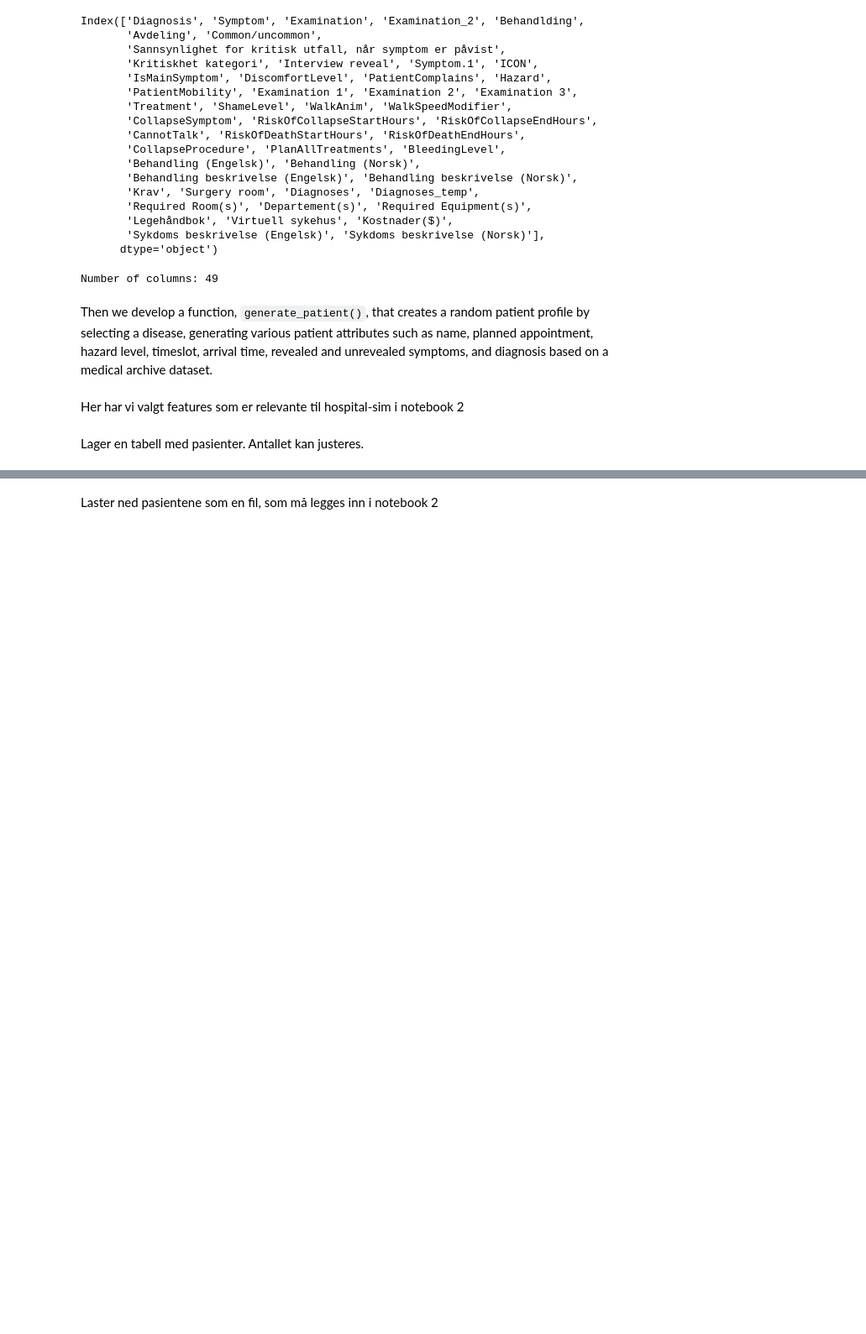
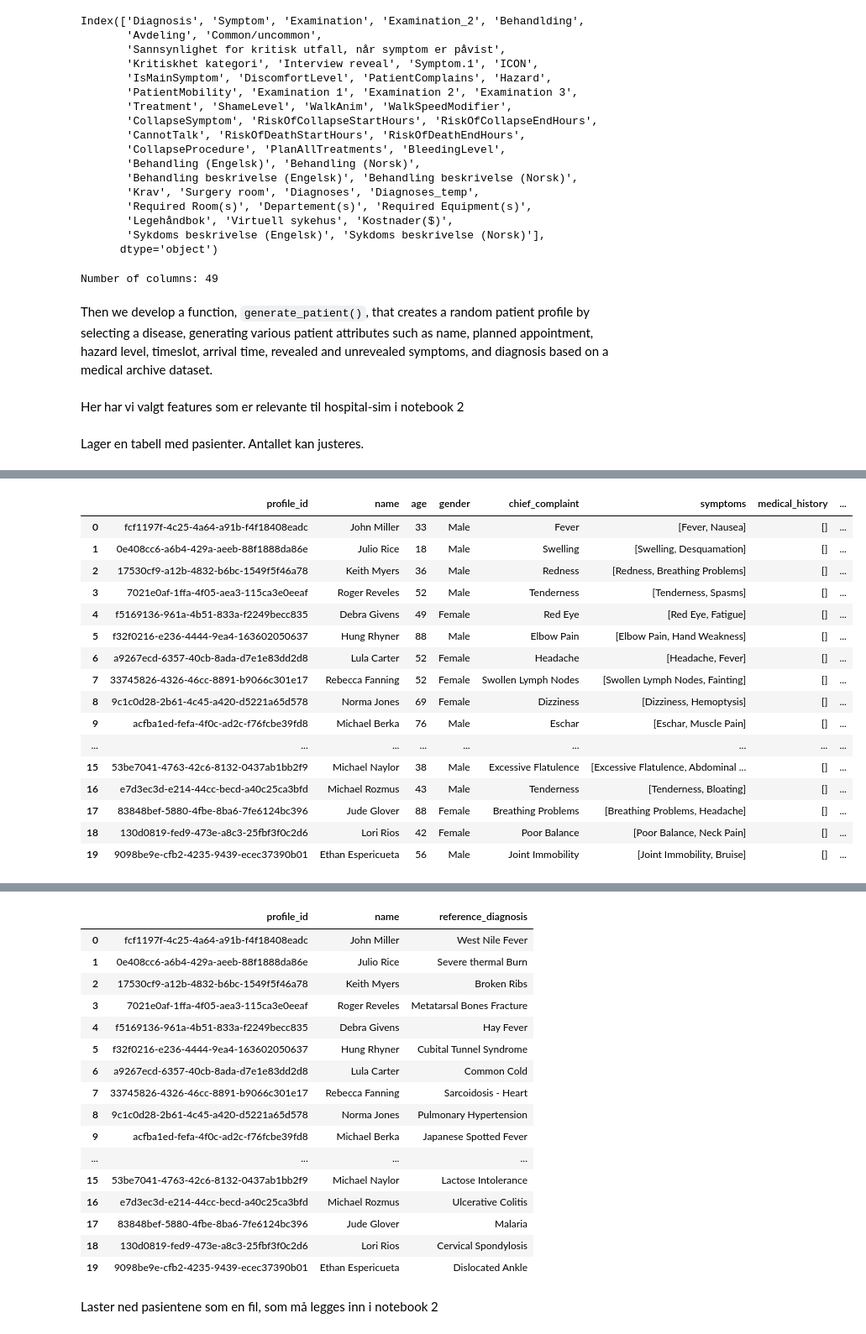
Before and after one commit to marensofiesteen/IND310, a Jupyter notebook: Health_symptoms_patients_generation-4.ipynb, the cells around one changed output, grey strips where cells are left out. Shown at 84% size. Cells and saved outputs as stored; diff of their text form; code cells hidden in the pictures; blank space fills up the shorter version.

```diff
--- a/Health_symptoms_patients_generation-4.ipynb
+++ b/Health_symptoms_patients_generation-4.ipynb
@@ -213,0 +218,49 @@ display(pd.DataFrame(fasitliste))
+# %%
+from copy import deepcopy
+
+antall_pasienter = 20
+
+pasienter_2 = []
+pasienter_4 = []
+fasitliste = []
+
+for _ in range(antall_pasienter):
+    profil, fasit = generate_patient()
+
+    # Legg hovedplagen først, slik at den er med i begge versjoner
+    hovedplage = profil["chief_complaint"]
+    profil["symptoms"] = [hovedplage] + [
+        symptom
+        for symptom in profil["symptoms"]
+        if symptom != hovedplage
+    ]
+
+    # Samme pasient, men med bare de to første symptomene
+    profil_2 = deepcopy(profil)
+    profil_2["symptoms"] = profil["symptoms"][:2]
+
+    pasienter_2.append(profil_2)
+    pasienter_4.append(profil)
+    fasitliste.append(fasit)
+
+display(pd.DataFrame(pasienter_2))
+display(pd.DataFrame(pasienter_4))
+display(pd.DataFrame(fasitliste))
+# %% [output]
+|  | profile_id | name | age | gender | chief_complaint | symptoms | medical_history | ... |
+| 0 | fcf1197f-4c25-4a64-a91b-f4f18408eadc | John Miller | 33 | Male | Fever | [Fever, Nausea] | [] | ... |
+| 1 | 0e408cc6-a6b4-429a-aeeb-88f1888da86e | Julio Rice | 18 | Male | Swelling | [Swelling, Desquamation] | [] | ... |
+| 2 | 17530cf9-a12b-4832-b6bc-1549f5f46a78 | Keith Myers | 36 | Male | Redness | [Redness, Breathing Problems] | [] | ... |
+| 3 | 7021e0af-1ffa-4f05-aea3-115ca3e0eeaf | Roger Reveles | 52 | Male | Tenderness | [Tenderness, Spasms] | [] | ... |
+| 4 | f5169136-961a-4b51-833a-f2249becc835 | Debra Givens | 49 | Female | Red Eye | [Red Eye, Fatigue] | [] | ... |
+| 5 | f32f0216-e236-4444-9ea4-163602050637 | Hung Rhyner | 88 | Male | Elbow Pain | [Elbow Pain, Hand Weakness] | [] | ... |
+| 6 | a9267ecd-6357-40cb-8ada-d7e1e83dd2d8 | Lula Carter | 52 | Female | Headache | [Headache, Fever] | [] | ... |
+| 7 | 33745826-4326-46cc-8891-b9066c301e17 | Rebecca Fanning | 52 | Female | Swollen Lymph Nodes | [Swollen Lymph Nodes, Fainting] | [] | ... |
+| 8 | 9c1c0d28-2b61-4c45-a420-d5221a65d578 | Norma Jones | 69 | Female | Dizziness | [Dizziness, Hemoptysis] | [] | ... |
+| 9 | acfba1ed-fefa-4f0c-ad2c-f76fcbe39fd8 | Michael Berka | 76 | Male | Eschar | [Eschar, Muscle Pain] | [] | ... |
+| ... | ... | ... | ... | ... | ... | ... | ... | ... |
+| 15 | 53be7041-4763-42c6-8132-0437ab1bb2f9 | Michael Naylor | 38 | Male | Excessive Flatulence | [Excessive Flatulence, Abdominal ... | [] | ... |
+| 16 | e7d3ec3d-e214-44cc-becd-a40c25ca3bfd | Michael Rozmus | 43 | Male | Tenderness | [Tenderness, Bloating] | [] | ... |
+| 17 | 83848bef-5880-4fbe-8ba6-7fe6124bc396 | Jude Glover | 88 | Female | Breathing Problems | [Breathing Problems, Headache] | [] | ... |
+| 18 | 130d0819-fed9-473e-a8c3-25fbf3f0c2d6 | Lori Rios | 42 | Female | Poor Balance | [Poor Balance, Neck Pain] | [] | ... |
+| 19 | 9098be9e-cfb2-4235-9439-ecec37390b01 | Ethan Espericueta | 56 | Male | Joint Immobility | [Joint Immobility, Bruise] | [] | ... |
@@ -214,3 +284,20 @@ display(pd.DataFrame(fasitliste))
+|  | profile_id | name | reference_diagnosis |
+| 0 | fcf1197f-4c25-4a64-a91b-f4f18408eadc | John Miller | West Nile Fever |
+| 1 | 0e408cc6-a6b4-429a-aeeb-88f1888da86e | Julio Rice | Severe thermal Burn |
+| 2 | 17530cf9-a12b-4832-b6bc-1549f5f46a78 | Keith Myers | Broken Ribs |
+| 3 | 7021e0af-1ffa-4f05-aea3-115ca3e0eeaf | Roger Reveles | Metatarsal Bones Fracture |
+| 4 | f5169136-961a-4b51-833a-f2249becc835 | Debra Givens | Hay Fever |
+| 5 | f32f0216-e236-4444-9ea4-163602050637 | Hung Rhyner | Cubital Tunnel Syndrome |
+| 6 | a9267ecd-6357-40cb-8ada-d7e1e83dd2d8 | Lula Carter | Common Cold |
+| 7 | 33745826-4326-46cc-8891-b9066c301e17 | Rebecca Fanning | Sarcoidosis - Heart |
+| 8 | 9c1c0d28-2b61-4c45-a420-d5221a65d578 | Norma Jones | Pulmonary Hypertension |
+| 9 | acfba1ed-fefa-4f0c-ad2c-f76fcbe39fd8 | Michael Berka | Japanese Spotted Fever |
+| ... | ... | ... | ... |
+| 15 | 53be7041-4763-42c6-8132-0437ab1bb2f9 | Michael Naylor | Lactose Intolerance |
+| 16 | e7d3ec3d-e214-44cc-becd-a40c25ca3bfd | Michael Rozmus | Ulcerative Colitis |
+| 17 | 83848bef-5880-4fbe-8ba6-7fe6124bc396 | Jude Glover | Malaria |
+| 18 | 130d0819-fed9-473e-a8c3-25fbf3f0c2d6 | Lori Rios | Cervical Spondylosis |
+| 19 | 9098be9e-cfb2-4235-9439-ecec37390b01 | Ethan Espericueta | Dislocated Ankle |
 # %% [markdown]
 Laster ned pasientene som en fil, som må legges inn i notebook 2
 # %%
```
Also changed, not shown: parts of 7 cells of this notebook.
